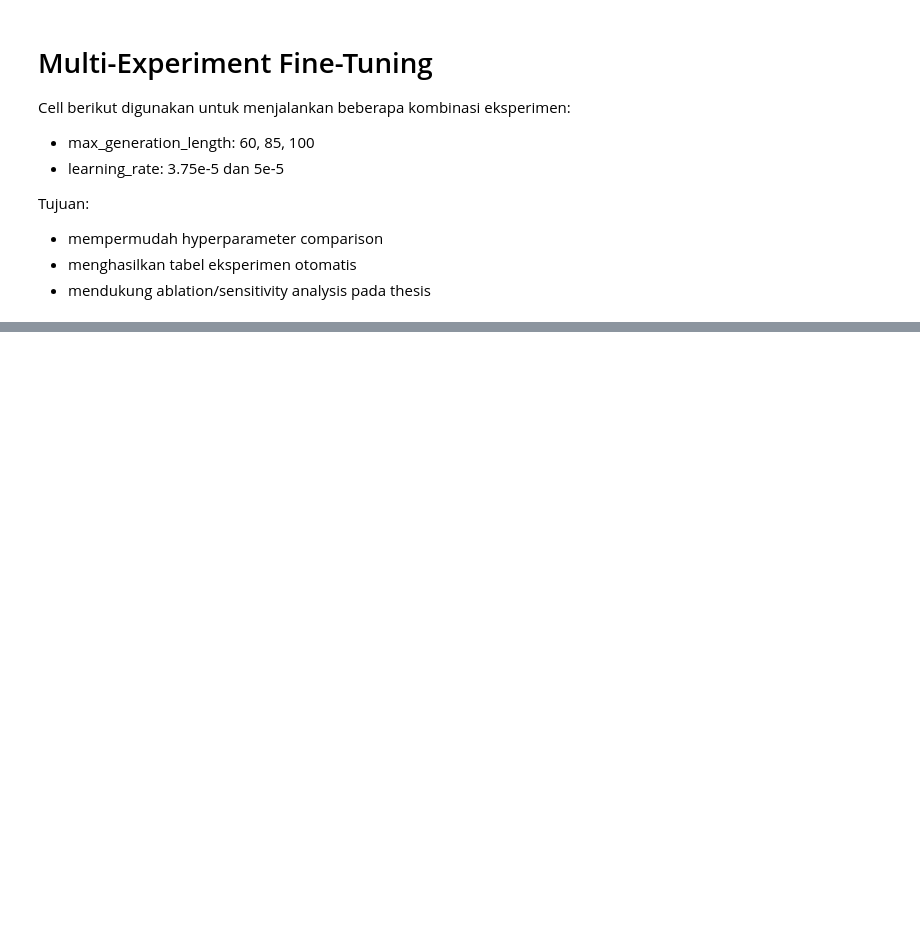
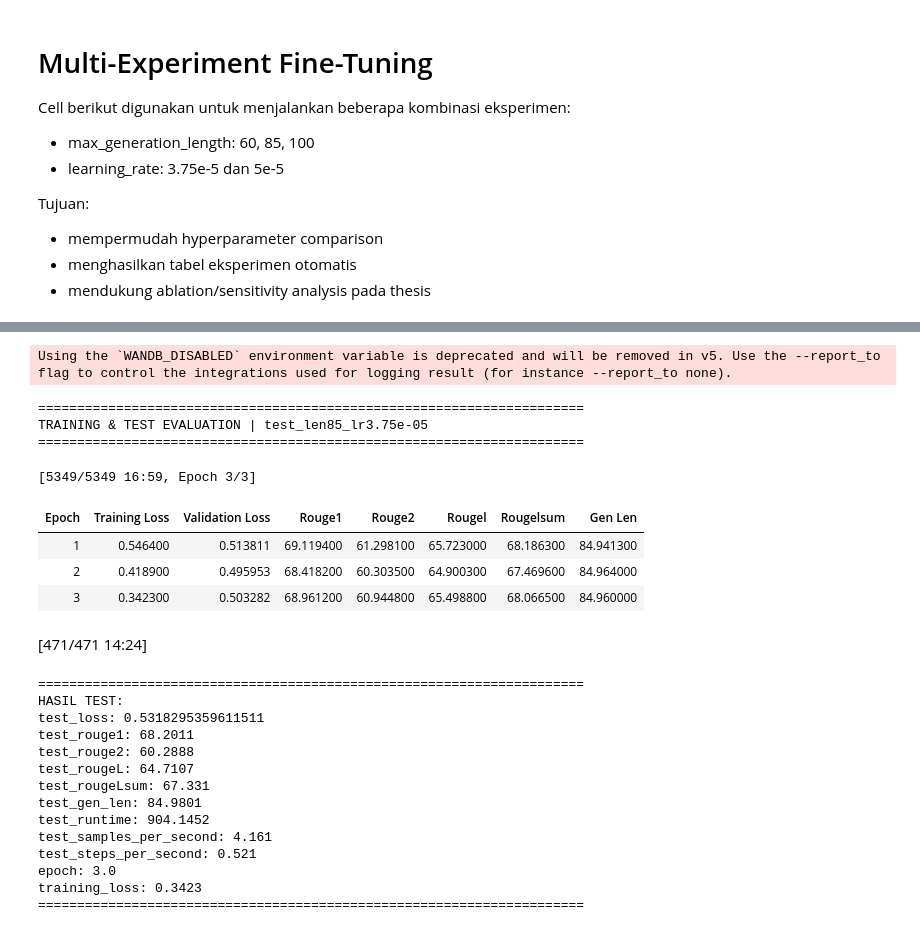
Before and after one commit to suasgn/s2, a Jupyter notebook: final/final_proposed_model_test.ipynb, the cells around one changed output, grey strips where cells are left out. Saved outputs shown, nothing was run; the diff lists cells and outputs as text; code cells hidden in the pictures; blank space fills up the shorter version.

```diff
--- a/final/final_proposed_model_test.ipynb
+++ b/final/final_proposed_model_test.ipynb
@@ -1810,8 +1785,12 @@ print("=" * 70)
 print(f"TRAINING & TEST EVALUATION | {experiment_name}")
 print("=" * 70)
 
-# reload fresh model
-model = AutoModelForSeq2SeqLM.from_pretrained(model_checkpoint)
+# # reload fresh model
+# model = AutoModelForSeq2SeqLM.from_pretrained(model_checkpoint)
+
+
+# kopi saja
+curr_model = copy.deepcopy(model)
 
 training_args = Seq2SeqTrainingArguments(
     output_dir=f"./temp_{experiment_name}",
@@ -1830,7 +1809,7 @@ training_args = Seq2SeqTrainingArguments(
 )
 
 trainer = Seq2SeqTrainer(
-    model=model,
+    model=curr_model,
     args=training_args,
     train_dataset=tokenized_datasets["train"],
     eval_dataset=tokenized_datasets["validation"],
@@ -1838,30 +1817,55 @@ trainer = Seq2SeqTrainer(
     tokenizer=tokenizer,
     compute_metrics=compute_metrics,
 )
 
 # Lakukan training terlebih dahulu karena kita tidak menyimpan checkpoint
 trainer.train()
 
 train_logs = trainer.state.log_history
 training_loss = None
 for log in reversed(train_logs):
     if "loss" in log:
         training_loss = log["loss"]
         break
 
 # Evaluasi menggunakan dataset test
 test_metrics = trainer.evaluate(
     eval_dataset=tokenized_datasets["test"],
     metric_key_prefix="test",
     # max_length=exp["max_gen_len"]
 )
 
 print("\n" + "=" * 70)
 print("HASIL TEST:")
 for key, value in test_metrics.items():
     print(f"{key}: {value}")
 
 # print training loss
 print(f"training_loss: {training_loss}")
 
 print("=" * 70)
+# %% [output]
+Using the `WANDB_DISABLED` environment variable is deprecated and will be removed in v5. Use the --report_to flag to control the integrations used for logging result (for instance --report_to none).
+======================================================================
+TRAINING & TEST EVALUATION | test_len85_lr3.75e-05
+======================================================================
+[5349/5349 16:59, Epoch 3/3]
+| Epoch | Training Loss | Validation Loss | Rouge1 | Rouge2 | Rougel | Rougelsum | Gen Len |
+| 1 | 0.546400 | 0.513811 | 69.119400 | 61.298100 | 65.723000 | 68.186300 | 84.941300 |
+| 2 | 0.418900 | 0.495953 | 68.418200 | 60.303500 | 64.900300 | 67.469600 | 84.964000 |
+| 3 | 0.342300 | 0.503282 | 68.961200 | 60.944800 | 65.498800 | 68.066500 | 84.960000 |
+[471/471 14:24]
+======================================================================
+HASIL TEST:
+test_loss: 0.5318295359611511
+test_rouge1: 68.2011
+test_rouge2: 60.2888
+test_rougeL: 64.7107
+test_rougeLsum: 67.331
+test_gen_len: 84.9801
+test_runtime: 904.1452
+test_samples_per_second: 4.161
+test_steps_per_second: 0.521
+epoch: 3.0
+training_loss: 0.3423
+======================================================================
```
Also changed, not shown: parts of 4 cells of this notebook.
